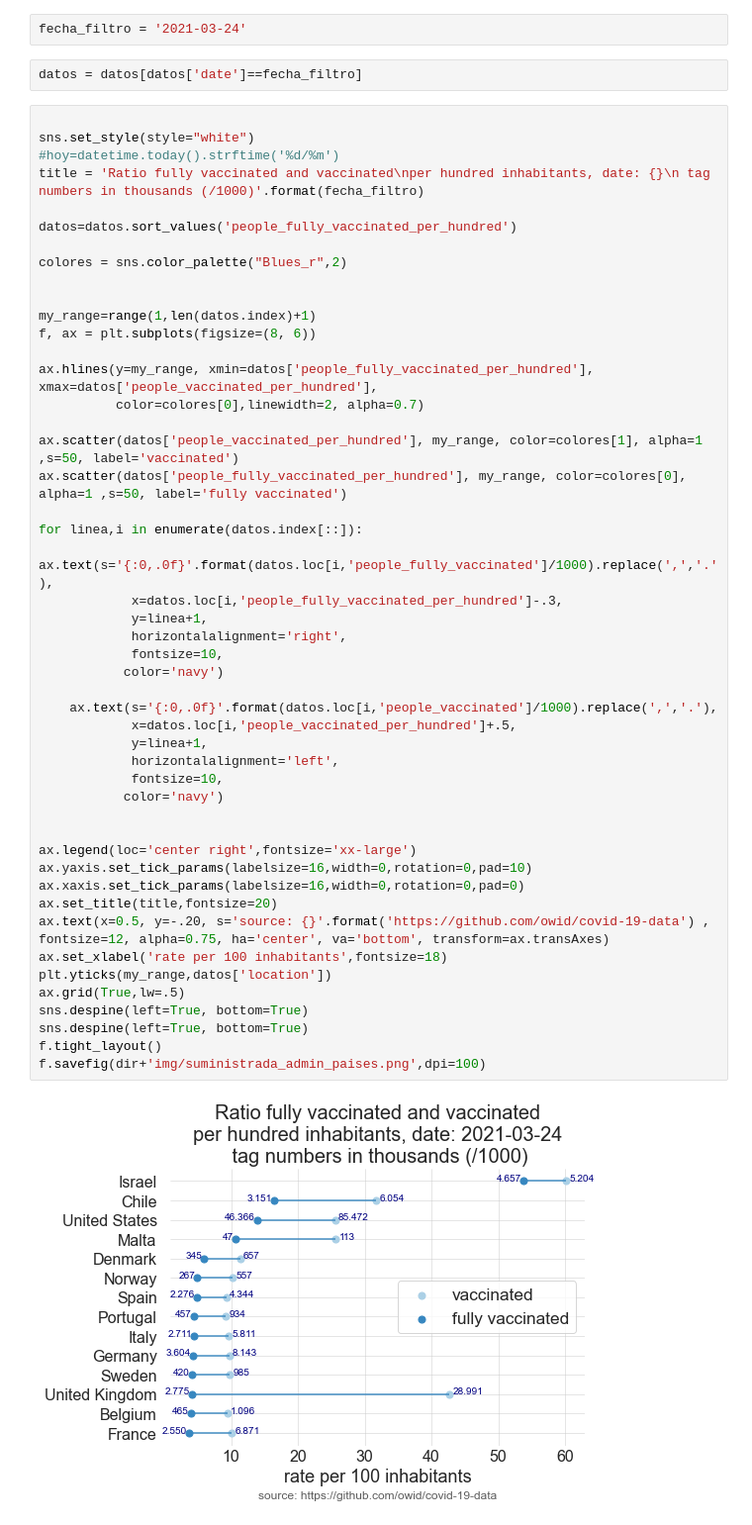
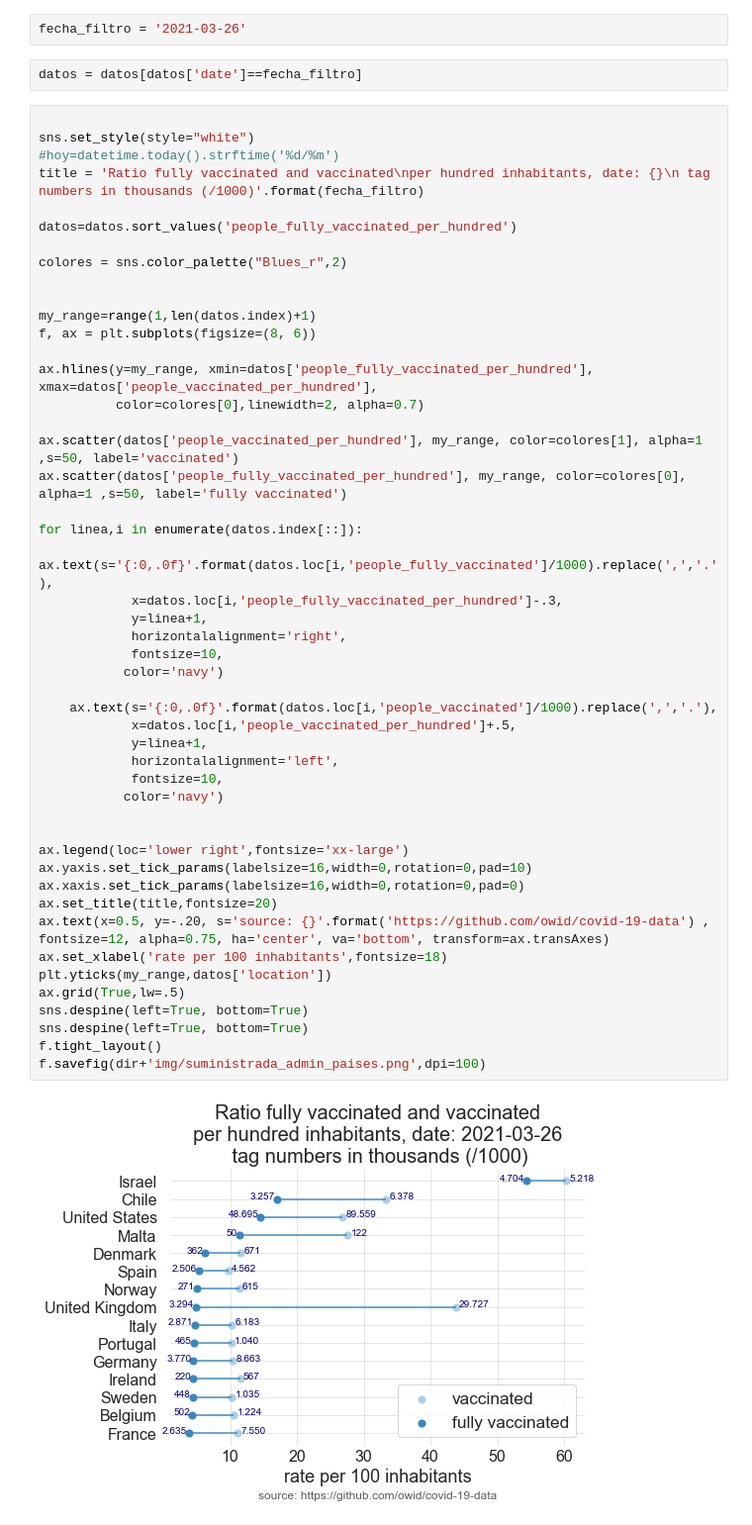
Before and after one commit to mharias/covid, a Jupyter notebook: vacunacion_paises/code/vacunas_paises.ipynb, the cells around one changed output. Shown: that part at 99% size. Cells and saved outputs as stored; diff of their text form.

```diff
--- a/vacunacion_paises/code/vacunas_paises.ipynb
+++ b/vacunacion_paises/code/vacunas_paises.ipynb
@@ -101,7 +101,7 @@ datos
 # %%
 fecha_filtro = datetime.today().strftime('%Y-%m-%d')
 # %%
-fecha_filtro = '2021-03-24'
+fecha_filtro = '2021-03-26'
 # %%
 datos = datos[datos['date']==fecha_filtro]
 # %%
@@ -125,32 +125,32 @@ ax.scatter(datos['people_vaccinated_per_hundred'], my_range, color=colores[1], a
 ax.scatter(datos['people_fully_vaccinated_per_hundred'], my_range, color=colores[0], alpha=1 ,s=50, label='fully vaccinated')
 
 for linea,i in enumerate(datos.index[::]):
     ax.text(s='{:0,.0f}'.format(datos.loc[i,'people_fully_vaccinated']/1000).replace(',','.'),
             x=datos.loc[i,'people_fully_vaccinated_per_hundred']-.3,
             y=linea+1,
             horizontalalignment='right',
             fontsize=10,
            color='navy')
 
     ax.text(s='{:0,.0f}'.format(datos.loc[i,'people_vaccinated']/1000).replace(',','.'),
             x=datos.loc[i,'people_vaccinated_per_hundred']+.5,
             y=linea+1,
             horizontalalignment='left',
             fontsize=10,
            color='navy')
 
 
-ax.legend(loc='center right',fontsize='xx-large')
+ax.legend(loc='lower right',fontsize='xx-large')
 ax.yaxis.set_tick_params(labelsize=16,width=0,rotation=0,pad=10)
 ax.xaxis.set_tick_params(labelsize=16,width=0,rotation=0,pad=0)
 ax.set_title(title,fontsize=20)
 ax.text(x=0.5, y=-.20, s='source: {}'.format('https://github.com/owid/covid-19-data') , fontsize=12, alpha=0.75, ha='center', va='bottom', transform=ax.transAxes)
 ax.set_xlabel('rate per 100 inhabitants',fontsize=18)
 plt.yticks(my_range,datos['location'])
 ax.grid(True,lw=.5)
 sns.despine(left=True, bottom=True)
 sns.despine(left=True, bottom=True)
 f.tight_layout()
 f.savefig(dir+'img/suministrada_admin_paises.png',dpi=100)
 # %% [output]
-[figure, old version]
+[figure, new version]
```
Also changed, not shown: parts of 3 cells of this notebook, 48 other files.
